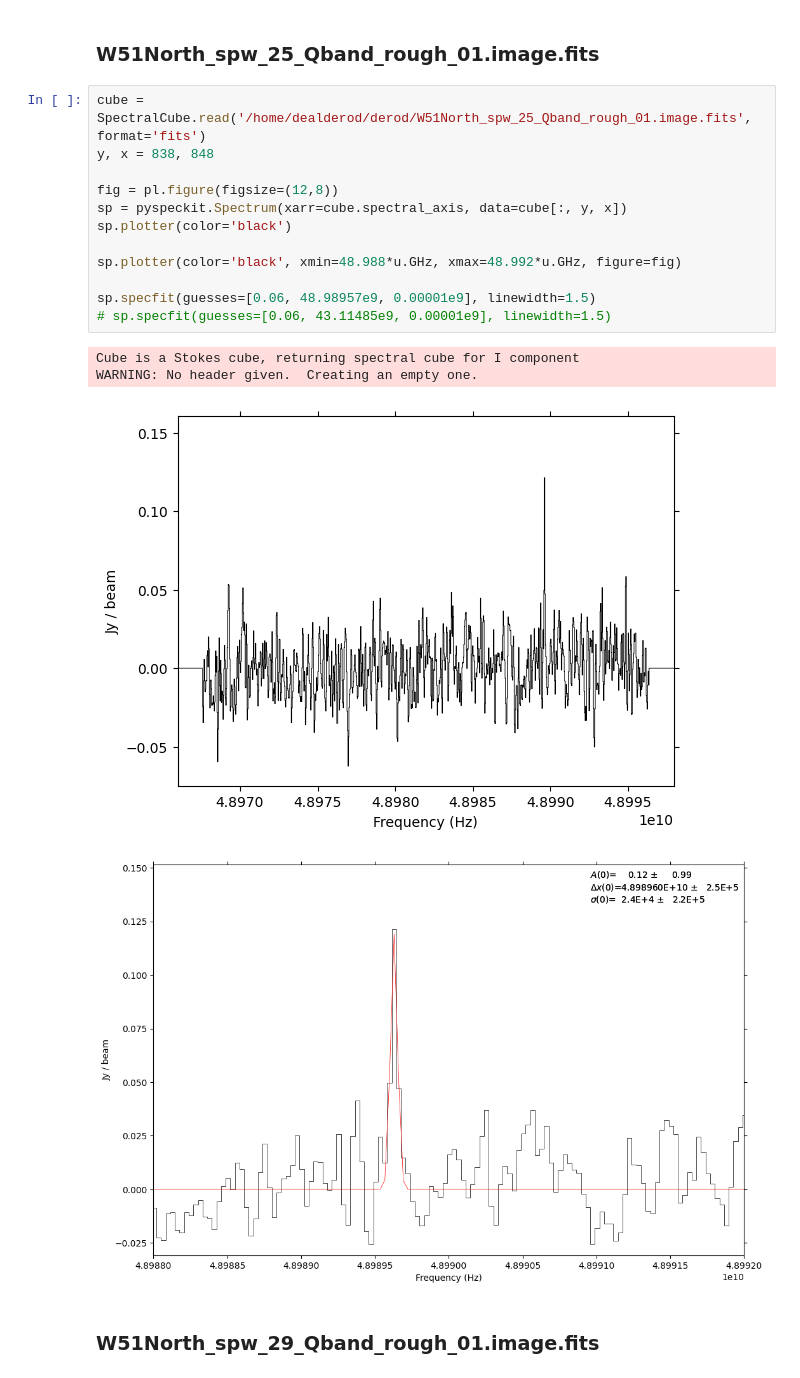
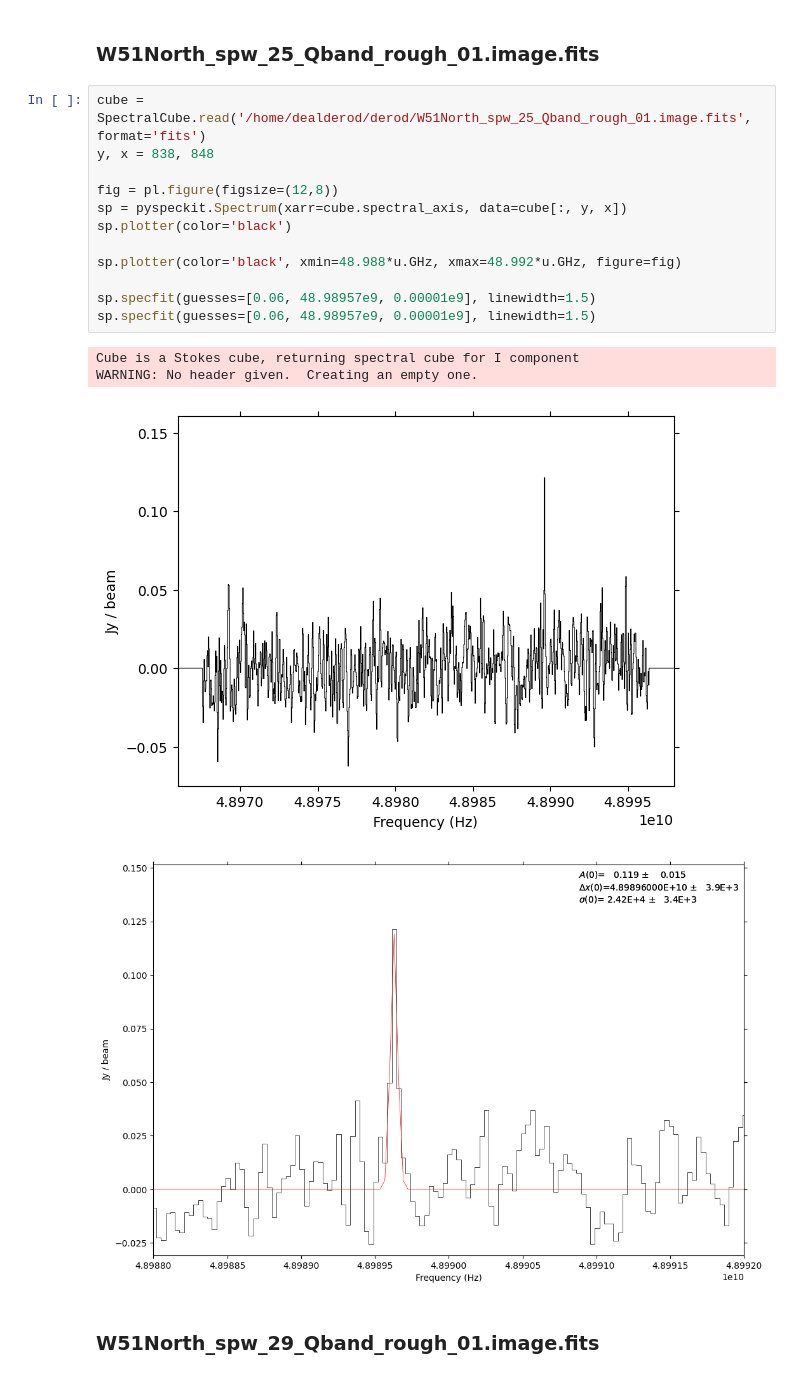
Before and after one commit to GalagaBits/W51-Masers-and-Starforming-Regions, a Jupyter notebook: notebooks/Qband_W51North_1DGaussians.ipynb, the cells around one changed output. Drawn from its saved outputs; the diff is of its cells as text.

```diff
--- a/notebooks/Qband_W51North_1DGaussians.ipynb
+++ b/notebooks/Qband_W51North_1DGaussians.ipynb
@@ -67,20 +68,20 @@ Save the residual (yes or no)? no
 # %%
 cube = SpectralCube.read('/home/dealderod/derod/W51North_spw_25_Qband_rough_01.image.fits', format='fits')
 y, x = 838, 848
 
 fig = pl.figure(figsize=(12,8))
 sp = pyspeckit.Spectrum(xarr=cube.spectral_axis, data=cube[:, y, x])
 sp.plotter(color='black')
 
 sp.plotter(color='black', xmin=48.988*u.GHz, xmax=48.992*u.GHz, figure=fig)
 
 sp.specfit(guesses=[0.06, 48.98957e9, 0.00001e9], linewidth=1.5)
-# sp.specfit(guesses=[0.06, 43.11485e9, 0.00001e9], linewidth=1.5)
+sp.specfit(guesses=[0.06, 48.98957e9, 0.00001e9], linewidth=1.5)
 # %% [output]
 Cube is a Stokes cube, returning spectral cube for I component
 WARNING: No header given.  Creating an empty one.
 [figure]
-[figure, old version]
+[figure, new version]
 # %% [markdown]
 ### W51North_spw_29_Qband_rough_01.image.fits
 # %%
```
Also changed, not shown: parts of 1 cell of this notebook.
